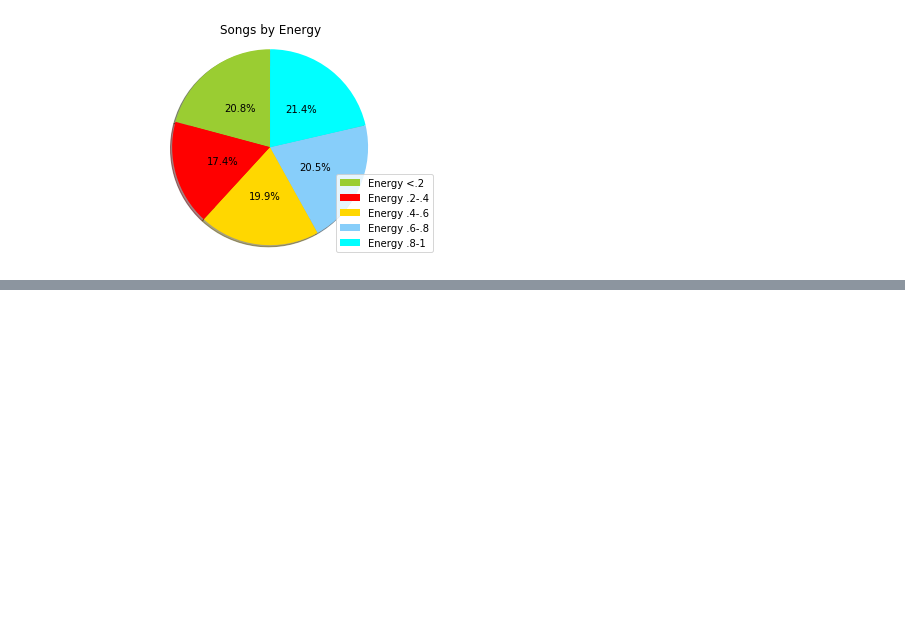
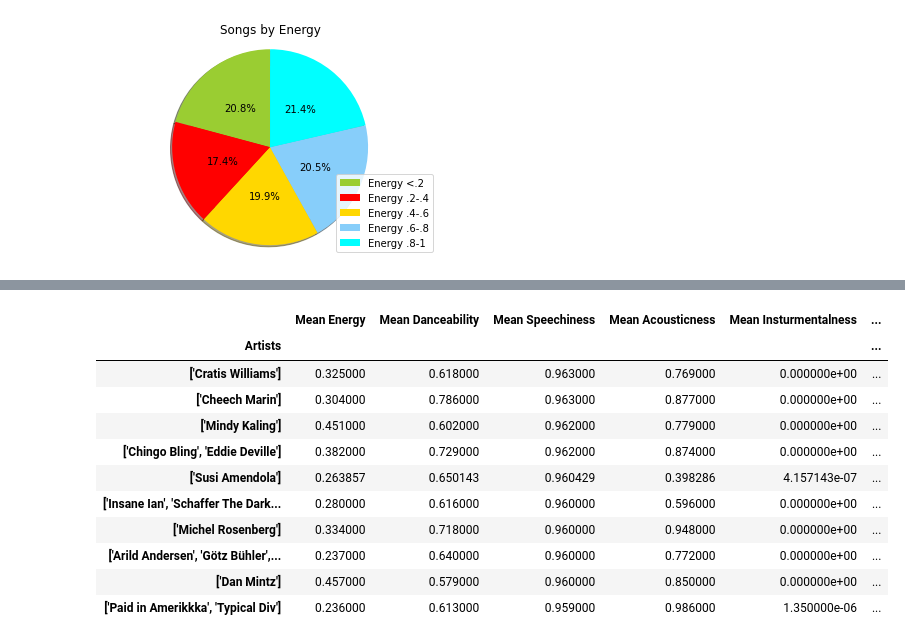
Before and after one commit to Erink8/Project1, a Jupyter notebook: track data - binned-energy.ipynb, the cells around one changed output, grey strips where cells are left out. Cells and saved outputs as stored; diff of their text form; code cells hidden in the pictures; blank space fills up the shorter version.

```diff
--- a/track data - binned-energy.ipynb
+++ b/track data - binned-energy.ipynb
@@ -206,0 +266,16 @@ plt.show()
+# %%
+top_ten_speechiness = summary_by_artist.sort_values(["Mean Speechiness"], ascending=False)
+top_ten_speechiness.head(10)
+# %% [output]
+|  | Mean Energy | Mean Danceability | Mean Speechiness | Mean Acousticness | Mean Insturmentalness | ... |
+| Artists |  |  |  |  |  | ... |
+| ['Cratis Williams'] | 0.325000 | 0.618000 | 0.963000 | 0.769000 | 0.000000e+00 | ... |
+| ['Cheech Marin'] | 0.304000 | 0.786000 | 0.963000 | 0.877000 | 0.000000e+00 | ... |
+| ['Mindy Kaling'] | 0.451000 | 0.602000 | 0.962000 | 0.779000 | 0.000000e+00 | ... |
+| ['Chingo Bling', 'Eddie Deville'] | 0.382000 | 0.729000 | 0.962000 | 0.874000 | 0.000000e+00 | ... |
+| ['Susi Amendola'] | 0.263857 | 0.650143 | 0.960429 | 0.398286 | 4.157143e-07 | ... |
+| ['Insane Ian', 'Schaffer The Dark... | 0.280000 | 0.616000 | 0.960000 | 0.596000 | 0.000000e+00 | ... |
+| ['Michel Rosenberg'] | 0.334000 | 0.718000 | 0.960000 | 0.948000 | 0.000000e+00 | ... |
+| ['Arild Andersen', 'Götz Bühler',... | 0.237000 | 0.640000 | 0.960000 | 0.772000 | 0.000000e+00 | ... |
+| ['Dan Mintz'] | 0.457000 | 0.579000 | 0.960000 | 0.850000 | 0.000000e+00 | ... |
+| ['Paid in Amerikkka', 'Typical Div'] | 0.236000 | 0.613000 | 0.959000 | 0.986000 | 1.350000e-06 | ... |
```
Also changed, not shown: parts of 16 cells of this notebook.
